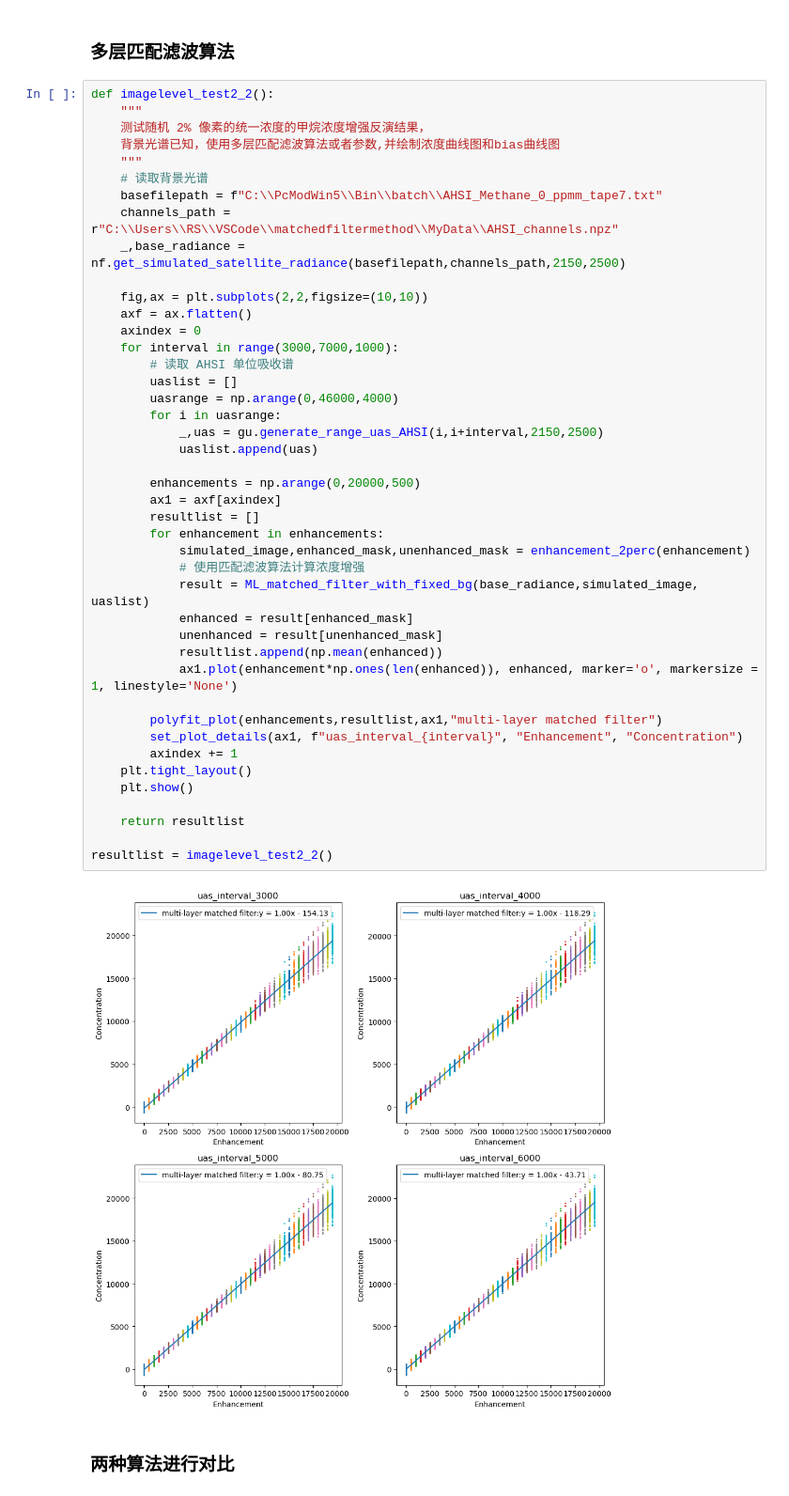
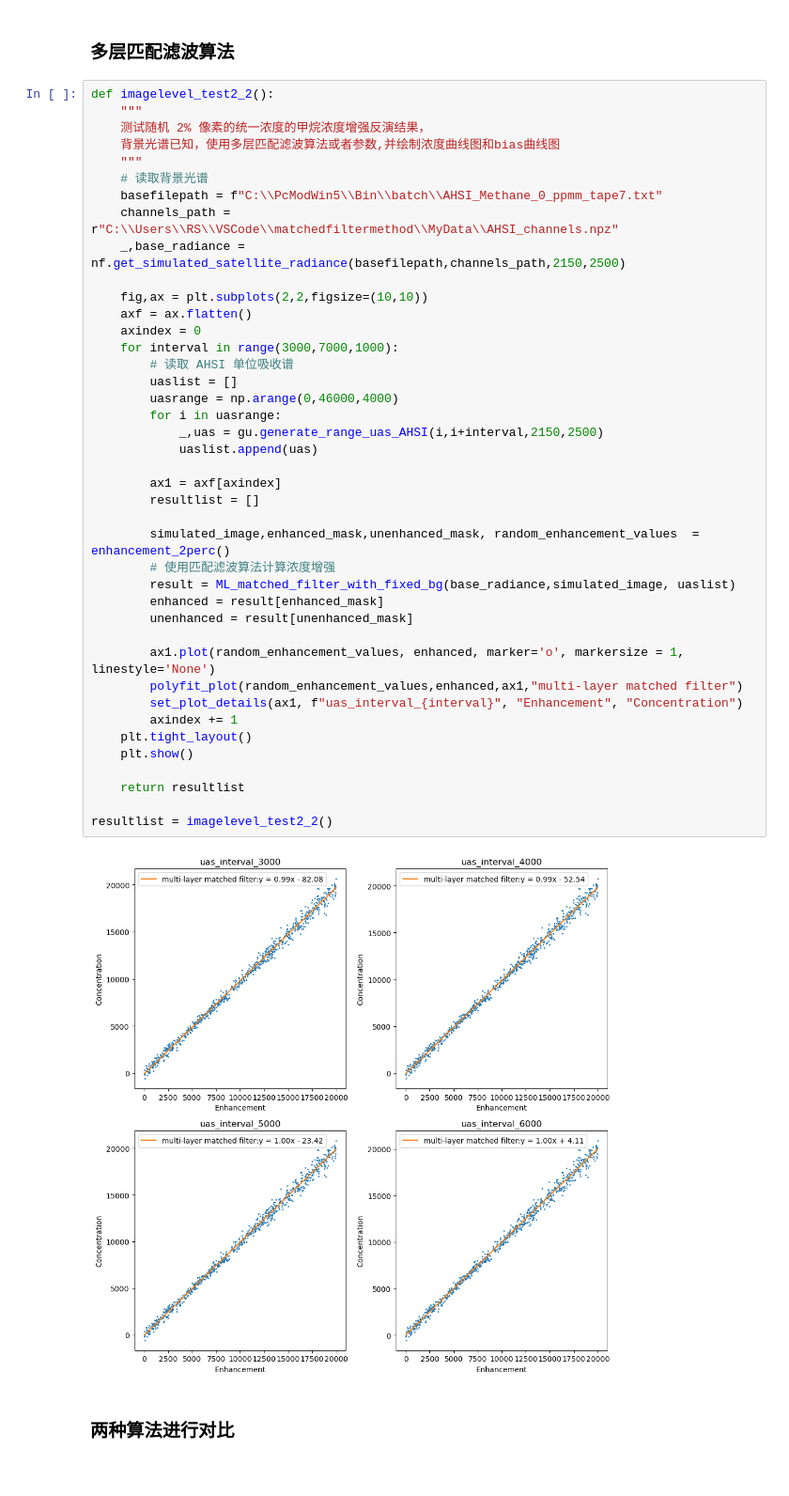
Before and after one commit to Emeric53/MF, a Jupyter notebook: MatchedFilter/algorithm_modification.ipynb, the cells around one changed output. Shown at 94% size. Saved outputs shown, nothing was run; the diff lists cells and outputs as text.

```diff
--- a/MatchedFilter/algorithm_modification.ipynb
+++ b/MatchedFilter/algorithm_modification.ipynb
@@ -1141,44 +1166,42 @@ def imagelevel_test2_2():
     背景光谱已知，使用多层匹配滤波算法或者参数,并绘制浓度曲线图和bias曲线图
     """
     # 读取背景光谱
     basefilepath = f"C:\\PcModWin5\\Bin\\batch\\AHSI_Methane_0_ppmm_tape7.txt"
     channels_path = r"C:\\Users\\RS\\VSCode\\matchedfiltermethod\\MyData\\AHSI_channels.npz"
     _,base_radiance = nf.get_simulated_satellite_radiance(basefilepath,channels_path,2150,2500)
 
     fig,ax = plt.subplots(2,2,figsize=(10,10))
     axf = ax.flatten()
     axindex = 0
     for interval in range(3000,7000,1000):
         # 读取 AHSI 单位吸收谱
         uaslist = []
         uasrange = np.arange(0,46000,4000)
         for i in uasrange:
             _,uas = gu.generate_range_uas_AHSI(i,i+interval,2150,2500)
             uaslist.append(uas)
 
-        enhancements = np.arange(0,20000,500)
         ax1 = axf[axindex]
         resultlist = []
-        for enhancement in enhancements:
-            simulated_image,enhanced_mask,unenhanced_mask = enhancement_2perc(enhancement)
-            # 使用匹配滤波算法计算浓度增强
-            result = ML_matched_filter_with_fixed_bg(base_radiance,simulated_image, uaslist)
-            enhanced = result[enhanced_mask]
-            unenhanced = result[unenhanced_mask]
-            resultlist.append(np.mean(enhanced))
-            ax1.plot(enhancement*np.ones(len(enhanced)), enhanced, marker='o', markersize = 1, linestyle='None')
 
-        polyfit_plot(enhancements,resultlist,ax1,"multi-layer matched filter")
+        simulated_image,enhanced_mask,unenhanced_mask, random_enhancement_values  = enhancement_2perc()
+        # 使用匹配滤波算法计算浓度增强
+        result = ML_matched_filter_with_fixed_bg(base_radiance,simulated_image, uaslist)
+        enhanced = result[enhanced_mask]
+        unenhanced = result[unenhanced_mask]
+
+        ax1.plot(random_enhancement_values, enhanced, marker='o', markersize = 1, linestyle='None')
+        polyfit_plot(random_enhancement_values,enhanced,ax1,"multi-layer matched filter")
         set_plot_details(ax1, f"uas_interval_{interval}", "Enhancement", "Concentration")
         axindex += 1
     plt.tight_layout()
     plt.show()
 
     return resultlist
 
 resultlist = imagelevel_test2_2()
 # %% [output]
-[figure, old version]
+[figure, new version]
 # %% [markdown]
 ### 两种算法进行对比
 # %%
```
Also changed, not shown: parts of 8 cells of this notebook.
